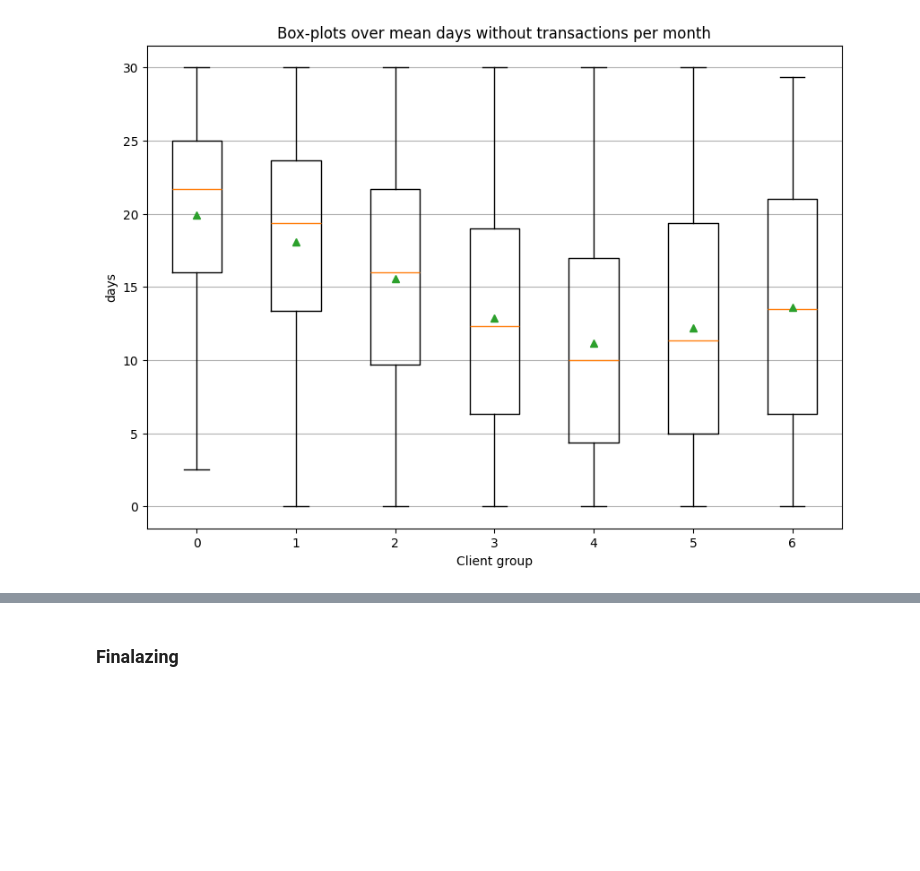
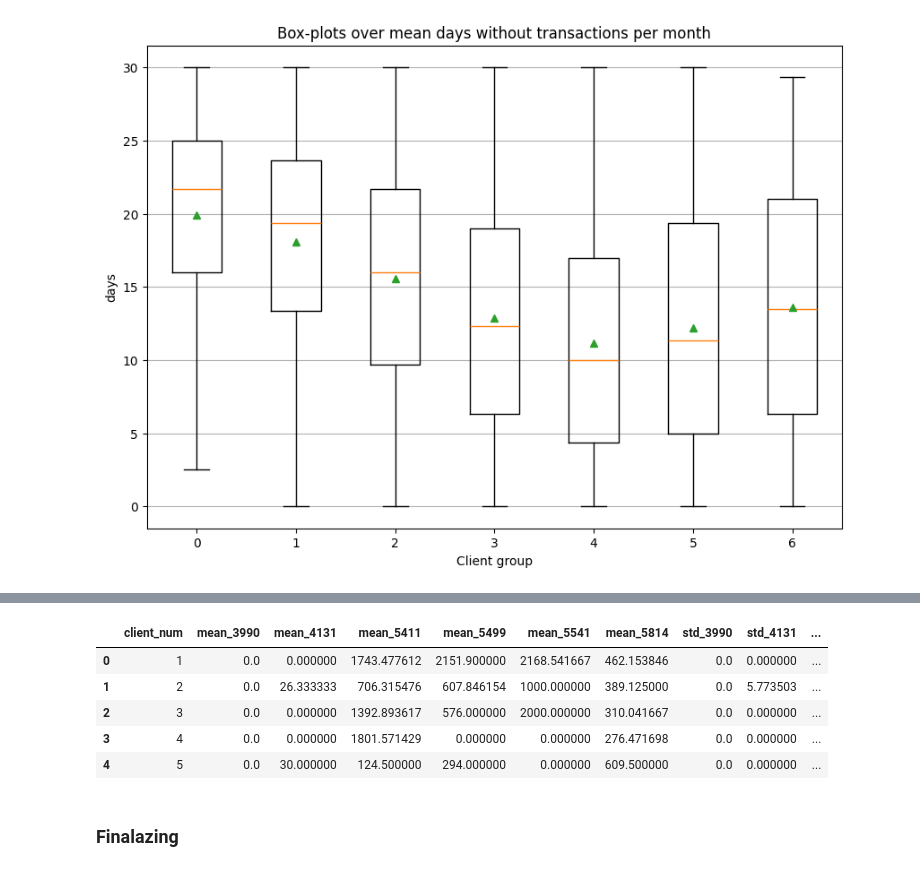
Before and after one commit to ATHigh/Alfa-Summer-Challenge, a Jupyter notebook: src/solution.ipynb, the cells around one changed output, grey strips where cells are left out. Saved outputs shown, nothing was run; the diff lists cells and outputs as text; code cells hidden in the pictures; blank space fills up the shorter version.

```diff
--- a/src/solution.ipynb
+++ b/src/solution.ipynb
@@ -548,0 +766,8 @@ result.head()
+# %%
+all_clients = pd.DataFrame({'client_num': df_train_merged['client_num'].unique()})
+# %%
+mcc_set = set()
+for group in df_train.target.unique():#df_train.target.sort_values().unique()[:2]:
+    # mcc_set.update(df_train_merged[df_train_merged['target'] == group].groupby(by=['mcc_code'])['amount'].mean().sort_values(ascending=False).reset_index()['mcc_code'][:5].to_list())
+    mcc_set.update(df_train_merged['mcc_code'][df_train_merged['target'] == group].value_counts(normalize=True)[:5].reset_index()['mcc_code'].to_list())
+mcc_set
@@ -548,0 +776,12 @@ result.head()
+# %%
+mcc_mean = (
+    df_train_merged[df_train_merged['mcc_code'].isin(mcc_set)]
+    .groupby(['client_num', 'mcc_code']).agg(
+        mcc_mean = ('amount', 'mean'),
+        mcc_std = ('amount', 'std'),
+        mcc_count = ('amount', 'count')
+
+    )
+    .reset_index()
+)
+mcc_mean.head()
@@ -549,3 +795,22 @@ result.head()
+# %%
+pivot_mean = mcc_mean.pivot(index='client_num', columns='mcc_code', values='mcc_mean')
+pivot_std  = mcc_mean.pivot(index='client_num', columns='mcc_code', values='mcc_std')
+pivot_count = mcc_mean.pivot(index='client_num', columns='mcc_code', values='mcc_count')
+
+pivot_mean.columns  = [f'mean_{c}' for c in pivot_mean.columns]
+pivot_std.columns   = [f'std_{c}' for c in pivot_std.columns]
+pivot_count.columns = [f'count_{c}' for c in pivot_count.columns]
+
+pivot_all = pd.concat([pivot_mean, pivot_std, pivot_count], axis=1)
+pivot_all = pivot_all.reindex(all_clients['client_num'], fill_value=0).reset_index().fillna(0)
+pivot_all.head()
+# %% [output]
+|  | client_num | mean_3990 | mean_4131 | mean_5411 | mean_5499 | mean_5541 | mean_5814 | std_3990 | std_4131 | ... |
+| 0 | 1 | 0.0 | 0.000000 | 1743.477612 | 2151.900000 | 2168.541667 | 462.153846 | 0.0 | 0.000000 | ... |
+| 1 | 2 | 0.0 | 26.333333 | 706.315476 | 607.846154 | 1000.000000 | 389.125000 | 0.0 | 5.773503 | ... |
+| 2 | 3 | 0.0 | 0.000000 | 1392.893617 | 576.000000 | 2000.000000 | 310.041667 | 0.0 | 0.000000 | ... |
+| 3 | 4 | 0.0 | 0.000000 | 1801.571429 | 0.000000 | 0.000000 | 276.471698 | 0.0 | 0.000000 | ... |
+| 4 | 5 | 0.0 | 30.000000 | 124.500000 | 294.000000 | 0.000000 | 609.500000 | 0.0 | 0.000000 | ... |
 # %% [markdown]
 ### Finalazing
 # %%
```
Also changed, not shown: parts of 60 cells of this notebook.
